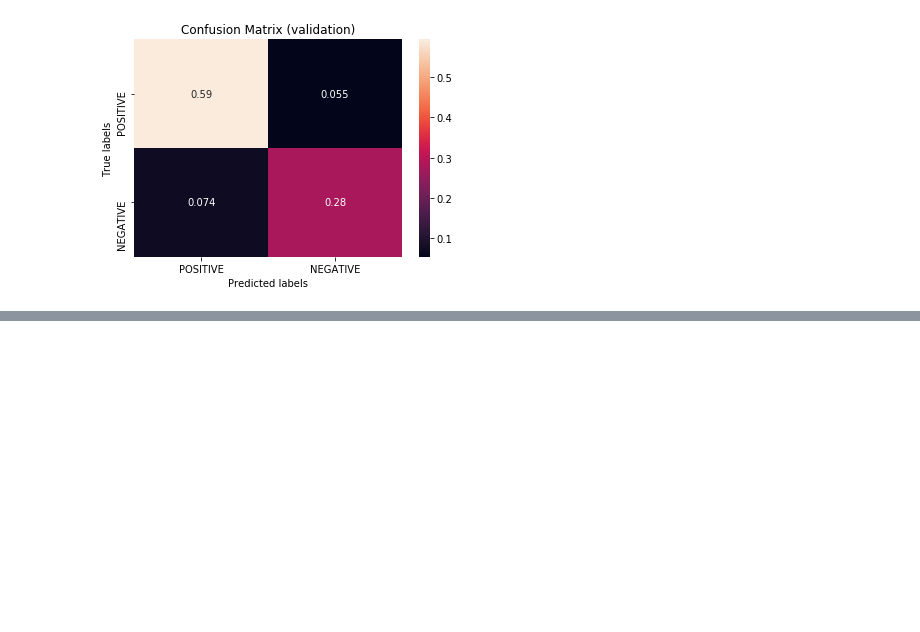
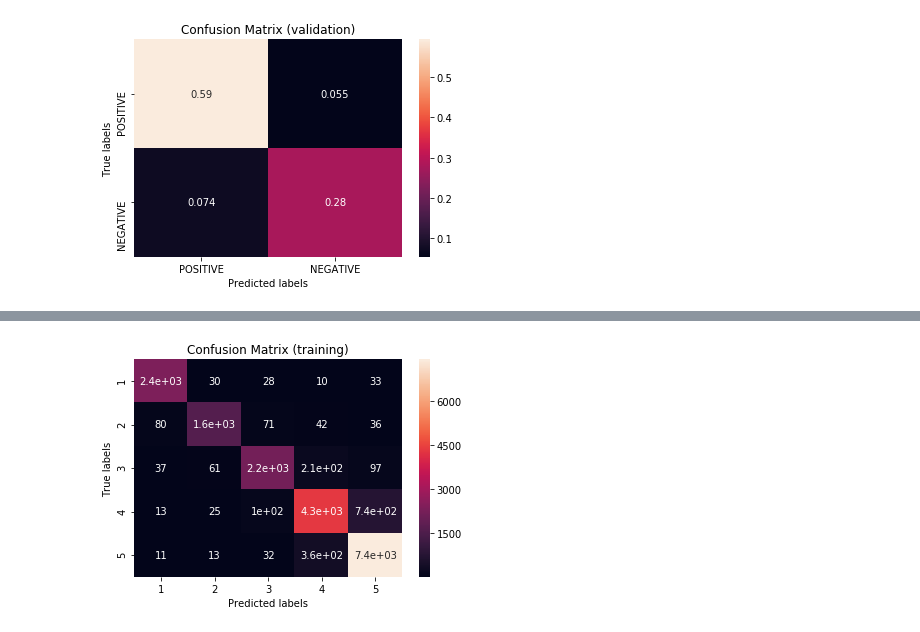
Before and after one commit to cmd16/cs344-artificial-intelligence, a Jupyter notebook: final_project/yelp_reviews.ipynb, the cells around one changed output, grey strips where cells are left out. Drawn from its saved outputs; the diff is of its cells as text; code cells hidden in the pictures; blank space fills up the shorter version.

Commit message:
start work on multiclass classification

```diff
--- a/final_project/yelp_reviews.ipynb
+++ b/final_project/yelp_reviews.ipynb
@@ -122,7 +119,7 @@ def load_data(train_list, limit=0, train_split=0.8, test_split=0, cat_function=p
     return (texts[:split], cats[:split]), (texts[split:], cats[split:])
 
 def prepare_training(train, n_texts=0, train_split=0.8, test_split=0, labels=("POSITIVE", "NEGATIVE"),
-                     cfg={"exclusive_classes": True, "architecture": "simple_cnn"}):
+                     cfg={"exclusive_classes": True, "architecture": "simple_cnn"}, cat_function=poscats_from_labels):
     # train_split is what percentage to use for training. test_split is what percentage to use for testing (the rest is for validation).
     # test_split is currently not used.
     if not n_texts:
@@ -145,7 +142,8 @@ def prepare_training(train, n_texts=0, train_split=0.8, test_split=0, labels=("P
     # load the dataset
     print("Loading data...")
     (train_texts, train_cats), (dev_texts, dev_cats) = load_data(train, limit=n_texts, train_split=train_split,
-                                                                 test_split=test_split)
+                                                                 test_split=test_split,
+                                                                cat_function=cat_function)
     print("Using {} examples ({} training, {} evaluation)"
           .format(n_texts, len(train_texts), len(dev_texts)))
     train_data = list(zip(train_texts,
@@ -200,16 +198,21 @@ def evaluate_multiclass(tokenizer, textcat, texts, cats, labels=None):
             labels = sorted(set(cats.keys()))
         except AttributeError:
             labels = sorted(set(cats))
-    y_true = cats
+    y_true = [key for entry in cats for key, value in entry.items() if value]
     y_pred = []
     docs = (tokenizer(text) for text in texts)
 
     for i, doc in enumerate(textcat.pipe(docs)):
         gold = cats[i]
+        max_score = max(doc.cats.values())
+#         print(f"doc {i}, max score {max_score}")
+#         print("gold:", gold)
         for label, score in doc.cats.items():
+#             print(label, score)
             if label not in gold:
                 continue
-            if score >= 0.5:
+#             print(label, score, 'gold')
+            if score == max_score:
                 y_pred.append(label)
 
     # true positives + true negatives + false positives + false negatives should equal the number of documents,
@@ -233,7 +236,12 @@ def evaluate_multiclass(tokenizer, textcat, texts, cats, labels=None):
     return metrics, cm
 # %%
 def do_training(train_data, nlp, train_info, dev_info, n_iter=10, batch_sizes=compounding(4.0, 32.0, 1.001), drop=0.2,
-               evaluate=evaluate_binary, labels=("POSITIVE", "NEGATIVE")):
+               evaluate=None, labels=("POSITIVE", "NEGATIVE")):
+    if not evaluate:
+        if len(labels) > 2:
+            evaluate = evaluate_multiclass
+        else:
+            evaluate = evaluate_binary
     # get names of other pipes to disable them during training
     # the last two are for if you are using transformers (see https://spacy.io/models/en-starters)
     pipe_exceptions = ["textcat", "trf_wordpiecer", "trf_tok2vec"]
@@ -420,0 +440,7 @@ plot_cm(metrics_small['cm_validation'].iloc[-1], title="Confusion Matrix (valida
+# %%
+train_star = reviews['star_tuples'].tolist()
+# %%
+star_labels = [str(star) for star in range(1,6)]
+train_data, nlp, train_info, dev_info = prepare_training(train_star, n_texts=25000, train_split=0.8, cfg={"exclusive_classes": True, "architecture": "bow"},
+                                                        labels=star_labels, cat_function=starcats_from_labels)
+metrics_small = do_training(train_data, nlp, train_info, dev_info, labels=star_labels, n_iter=10)
@@ -420,0 +465,4 @@ plot_cm(metrics_small['cm_validation'].iloc[-1], title="Confusion Matrix (valida
+# %%
+plot_cm(metrics_small['cm_train'].iloc[-1], title="Confusion Matrix (training)", labels=star_labels, percent=False)
+# %% [output]
+[figure, added]
```
Also changed, not shown: parts of 15 cells of this notebook.
